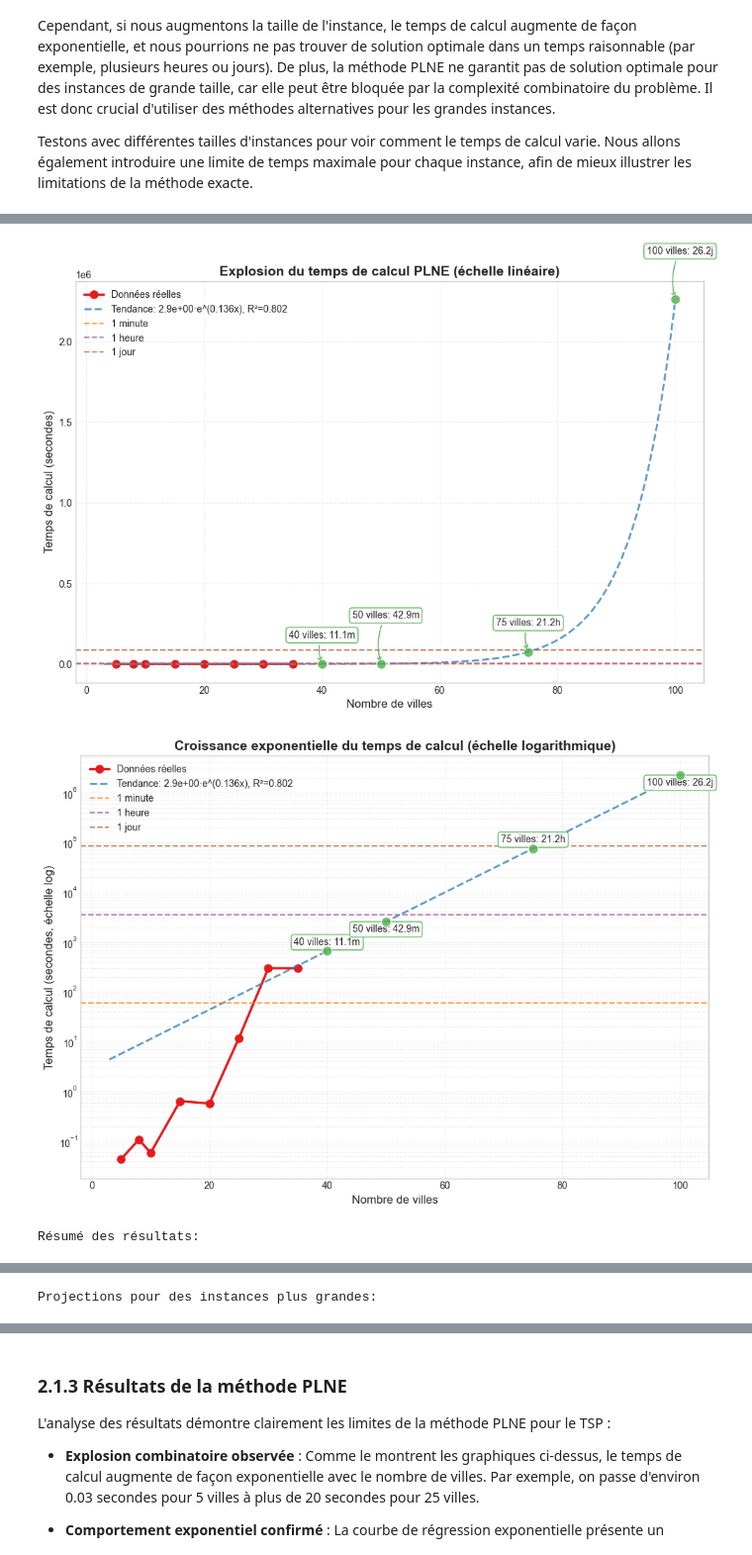
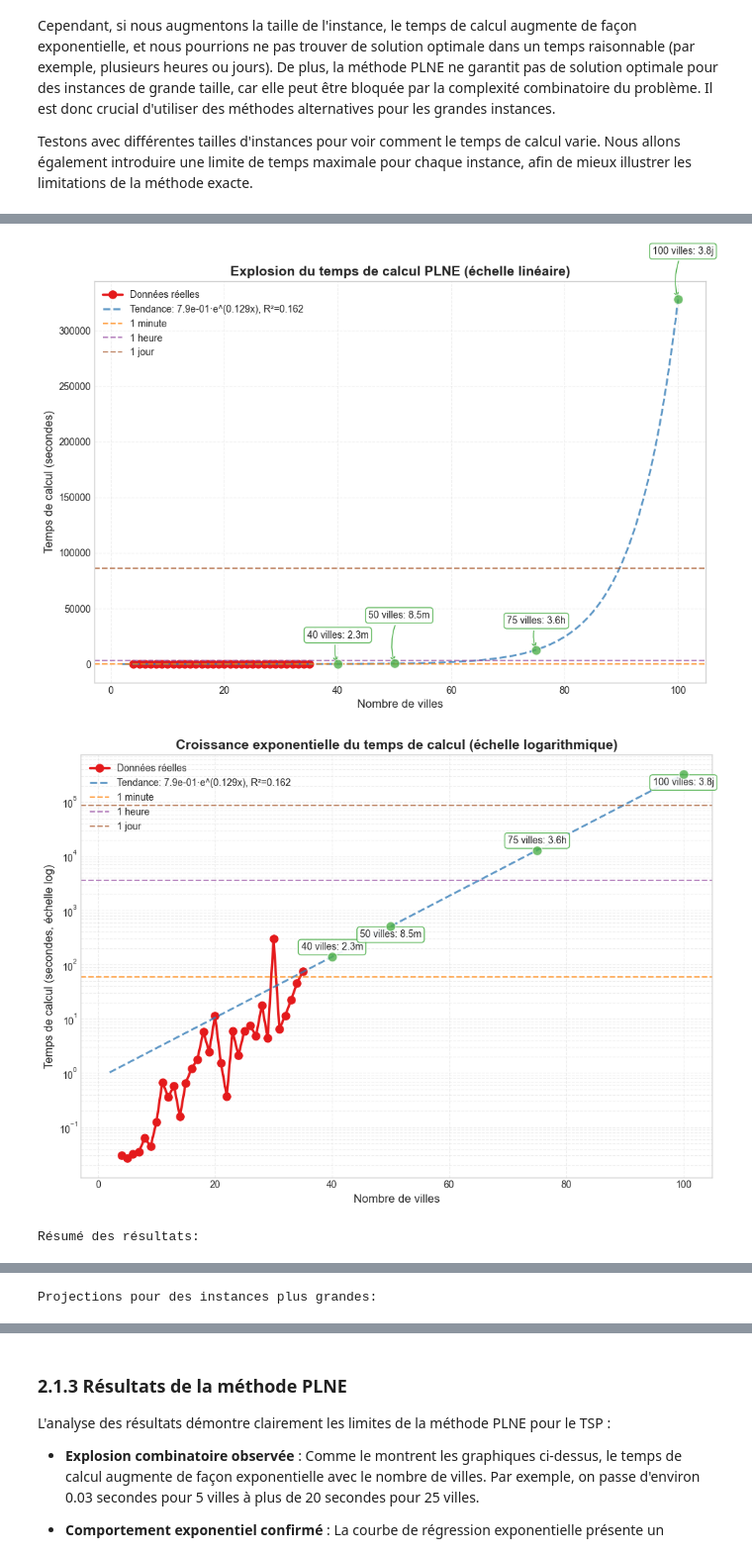
Before and after one commit to iKagnana/RO-CESI-BMI, a Jupyter notebook: livrable_1.ipynb, the cells around one changed output, grey strips where cells are left out. Shown at 99% size. Cells and saved outputs as stored; diff of their text form; code cells hidden in the pictures.

```diff
--- a/livrable_1.ipynb
+++ b/livrable_1.ipynb
@@ -182,6 +182,11 @@ Cette approche garantit des instances à la fois réalistes (reflet des contrain
 def generate_data(n, weight_range, max_percentage_perturbation, percentage_perturbations=0.2, percentage_dependency=0.2):
     """
     Generates a complete ponderate graph with dependencies for TSP.
+    weight_range: tuple (min_weight, max_weight) for the edges
+    max_percentage_perturbation: maximum percentage of perturbation for the edges
+    percentage_perturbations: percentage of edges to perturb
+    percentage_dependency: percentage of dependencies to create
+
     """
     import random
 
@@ -710,7 +717,7 @@ def test_plne_performance(instance_sizes, weight_range, dependency_nodes, max_pe
 
 # Exemple d'appel :
 test_plne_performance(
-    instance_sizes=[5, 8, 10, 15, 20, 25, 30, 35],
+    instance_sizes=[4,5,6,7,8,9,10,11,12,13,14,15,16,17,18,19,20,21,22,23,24,25,26,27,28,29,30,31,32,33,34,35],
     weight_range=(1, 300),
     dependency_nodes=dependency_nodes,
     max_percentage_perturbation=0.2,
@@ -737,4 +744,4 @@ Objectif: 13.50 heures
-[figure, old version]
+[figure, new version]
-[figure, old version]
+[figure, new version]
 Résumé des résultats:
 |  | Taille | Temps | Statut | Objectif | Optimal |
```
Also changed, not shown: parts of 20 cells of this notebook.
